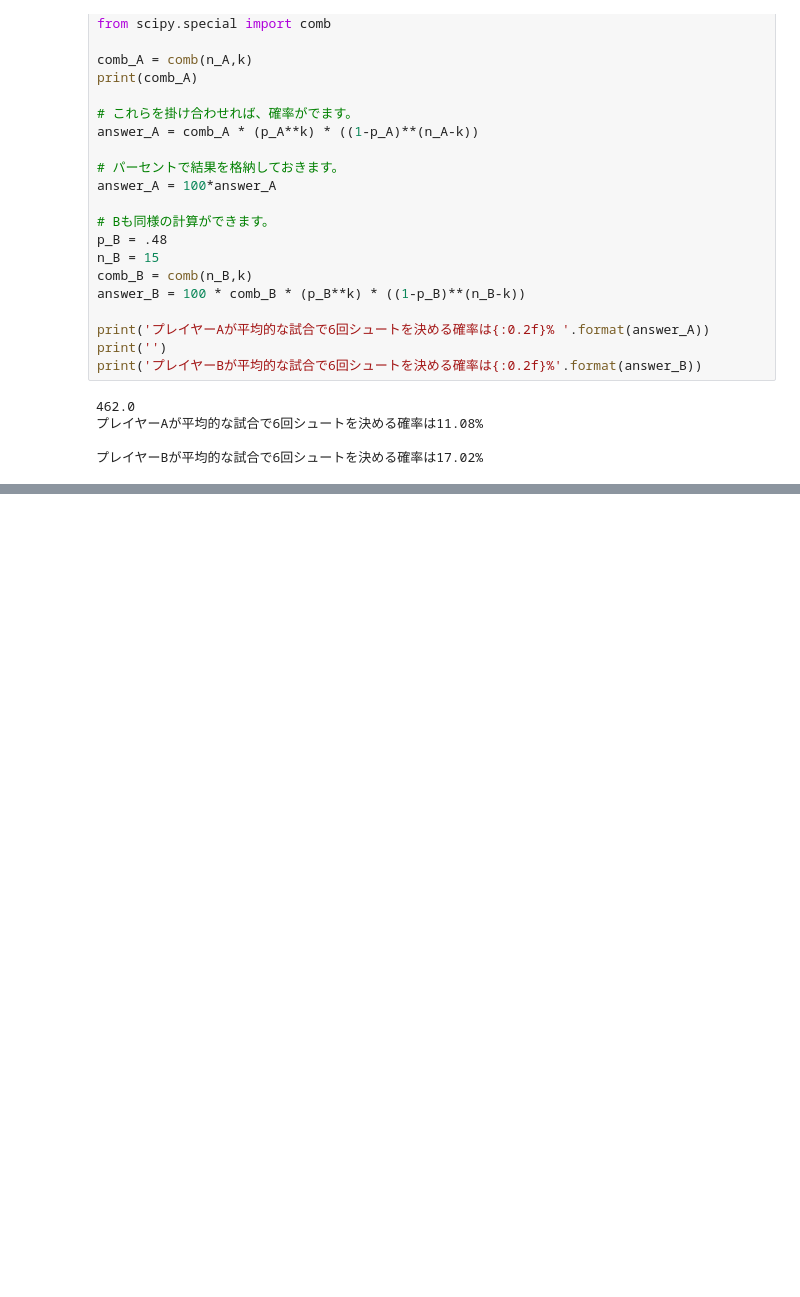
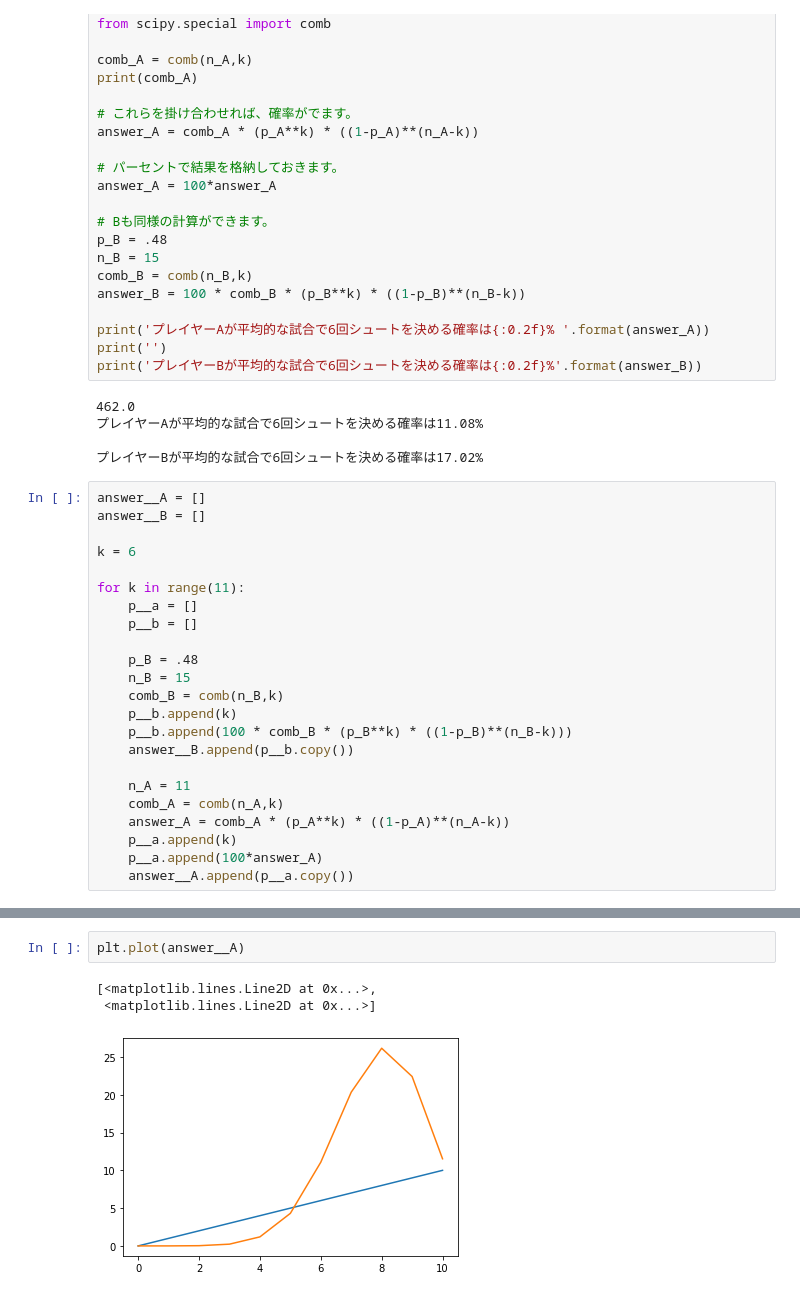
Before and after one commit to fujispooo/datascience, a Jupyter notebook: Lec90-Lec91.ipynb, the cells around one changed output, grey strips where cells are left out. Cells and saved outputs as stored; diff of their text form; blank space fills up the shorter version.

```diff
--- a/Lec90-Lec91.ipynb
+++ b/Lec90-Lec91.ipynb
@@ -106,3 +106,26 @@ print('プレイヤーBが平均的な試合で6回シュートを決める確
 プレイヤーAが平均的な試合で6回シュートを決める確率は11.08%
 
 プレイヤーBが平均的な試合で6回シュートを決める確率は17.02%
+# %%
+answer__A = []
+answer__B = []
+
+k = 6
+
+for k in range(11):
+    p__a = []
+    p__b = []
+
+    p_B = .48
+    n_B = 15
+    comb_B = comb(n_B,k)
+    p__b.append(k)
+    p__b.append(100 * comb_B * (p_B**k) * ((1-p_B)**(n_B-k)))
+    answer__B.append(p__b.copy())
+
+    n_A = 11
+    comb_A = comb(n_A,k)
+    answer_A = comb_A * (p_A**k) * ((1-p_A)**(n_A-k))
+    p__a.append(k)
+    p__a.append(100*answer_A)
+    answer__A.append(p__a.copy())
@@ -108,0 +160,6 @@ print('プレイヤーBが平均的な試合で6回シュートを決める確
+# %%
+plt.plot(answer__A)
+# %% [output]
+[<matplotlib.lines.Line2D at 0x...>,
+ <matplotlib.lines.Line2D at 0x...>]
+[figure, added]
```
Also changed, not shown: parts of 10 cells of this notebook.
